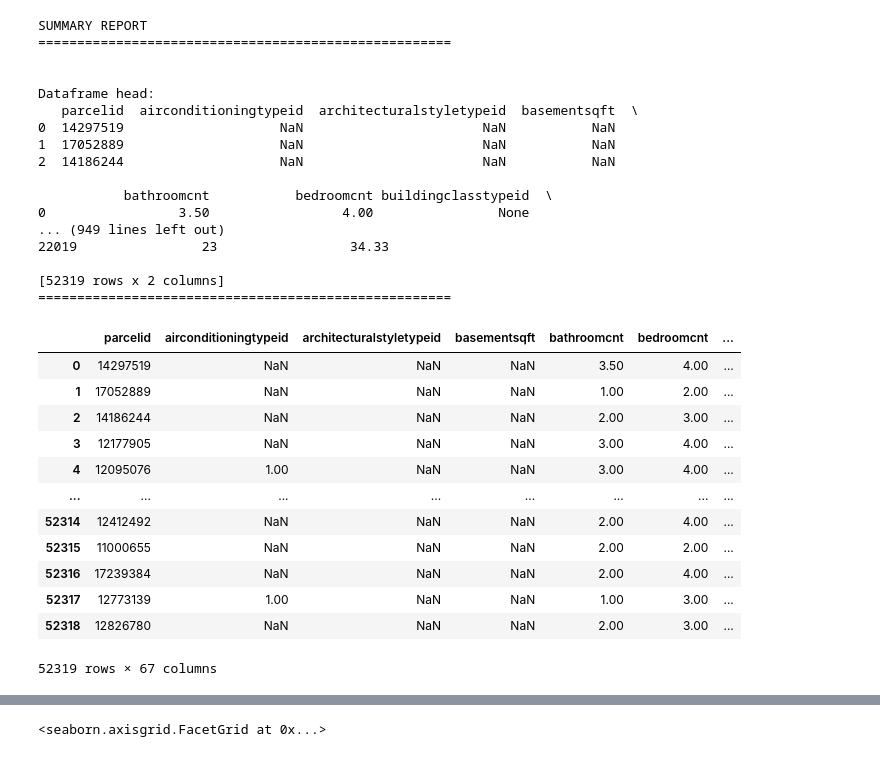
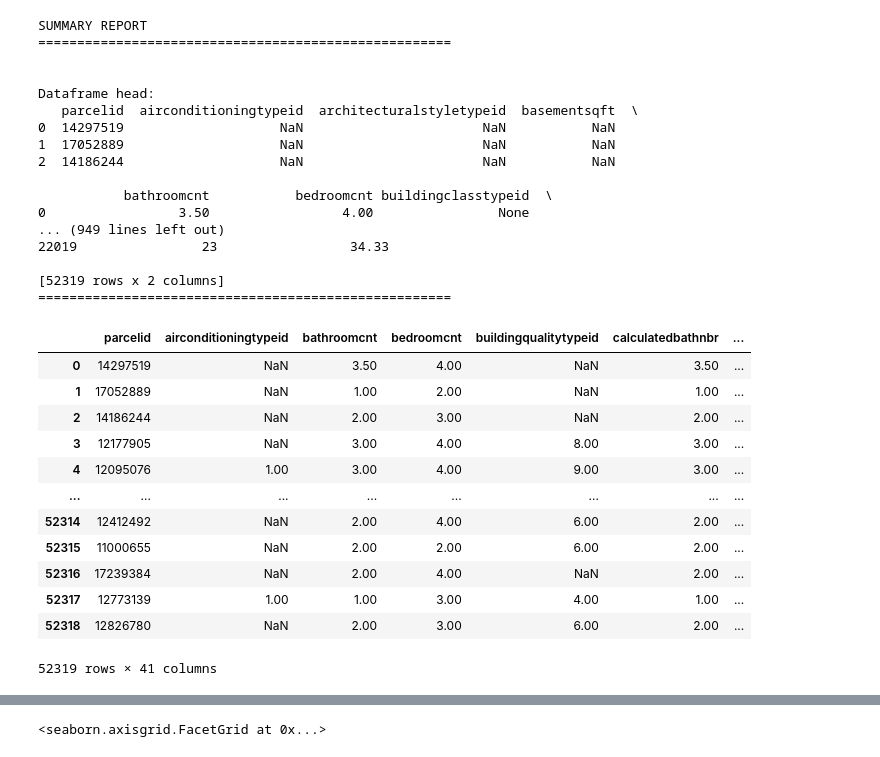
Before and after one commit to tim-keriazes/clustering_exercises, a Jupyter notebook: clustering_exercises_wrangle.ipynb, the cells around one changed output, grey strips where cells are left out. Cells and saved outputs as stored; diff of their text form; code cells hidden in the pictures.

```diff
--- a/clustering_exercises_wrangle.ipynb
+++ b/clustering_exercises_wrangle.ipynb
@@ -416,5 +491,21 @@ def handle_missing_values(df, prop_required_columns =0.66, prop_required_row=0.6
     #axis 0 : drop rows that have missing values
     df = df.dropna(axis=0, thresh=threshold)
     return df
+# %%
+handle_missing_values(df, prop_required_columns =0.15, prop_required_row=0.15)
+# %% [output]
+|  | parcelid | airconditioningtypeid | bathroomcnt | bedroomcnt | buildingqualitytypeid | calculatedbathnbr | ... |
+| 0 | 14297519 | NaN | 3.50 | 4.00 | NaN | 3.50 | ... |
+| 1 | 17052889 | NaN | 1.00 | 2.00 | NaN | 1.00 | ... |
+| 2 | 14186244 | NaN | 2.00 | 3.00 | NaN | 2.00 | ... |
+| 3 | 12177905 | NaN | 3.00 | 4.00 | 8.00 | 3.00 | ... |
+| 4 | 12095076 | 1.00 | 3.00 | 4.00 | 9.00 | 3.00 | ... |
+| ... | ... | ... | ... | ... | ... | ... | ... |
+| 52314 | 12412492 | NaN | 2.00 | 4.00 | 6.00 | 2.00 | ... |
+| 52315 | 11000655 | NaN | 2.00 | 2.00 | 6.00 | 2.00 | ... |
+| 52316 | 17239384 | NaN | 2.00 | 4.00 | NaN | 2.00 | ... |
+| 52317 | 12773139 | 1.00 | 1.00 | 3.00 | 4.00 | 1.00 | ... |
+| 52318 | 12826780 | NaN | 2.00 | 3.00 | 6.00 | 2.00 | ... |
+52319 rows × 41 columns
 # %%
 # combining everything in a cleaning function:
@@ -422,19 +513,3 @@ def data_prep(df, cols_to_remove=[], prop_required_column=0.66, prop_required_ro
     df = remove_columns(df, cols_to_remove)
     df = handle_missing_values(df, prop_required_column, prop_required_row)
     return df
-# %%
-df
-# %% [output]
-|  | parcelid | airconditioningtypeid | architecturalstyletypeid | basementsqft | bathroomcnt | bedroomcnt | ... |
-| 0 | 14297519 | NaN | NaN | NaN | 3.50 | 4.00 | ... |
-| 1 | 17052889 | NaN | NaN | NaN | 1.00 | 2.00 | ... |
-| 2 | 14186244 | NaN | NaN | NaN | 2.00 | 3.00 | ... |
-| 3 | 12177905 | NaN | NaN | NaN | 3.00 | 4.00 | ... |
-| 4 | 12095076 | 1.00 | NaN | NaN | 3.00 | 4.00 | ... |
-| ... | ... | ... | ... | ... | ... | ... | ... |
-| 52314 | 12412492 | NaN | NaN | NaN | 2.00 | 4.00 | ... |
-| 52315 | 11000655 | NaN | NaN | NaN | 2.00 | 2.00 | ... |
-| 52316 | 17239384 | NaN | NaN | NaN | 2.00 | 4.00 | ... |
-| 52317 | 12773139 | 1.00 | NaN | NaN | 1.00 | 3.00 | ... |
-| 52318 | 12826780 | NaN | NaN | NaN | 2.00 | 3.00 | ... |
-52319 rows × 67 columns
```
Also changed, not shown: parts of 81 cells of this notebook.
